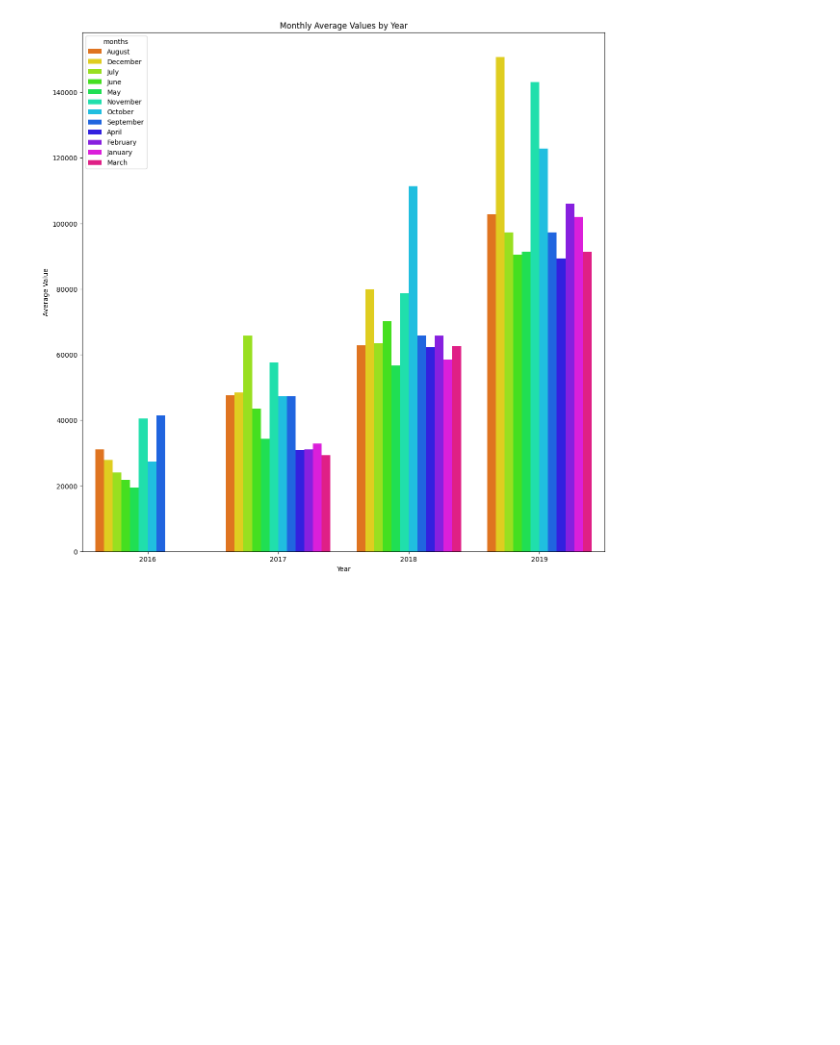
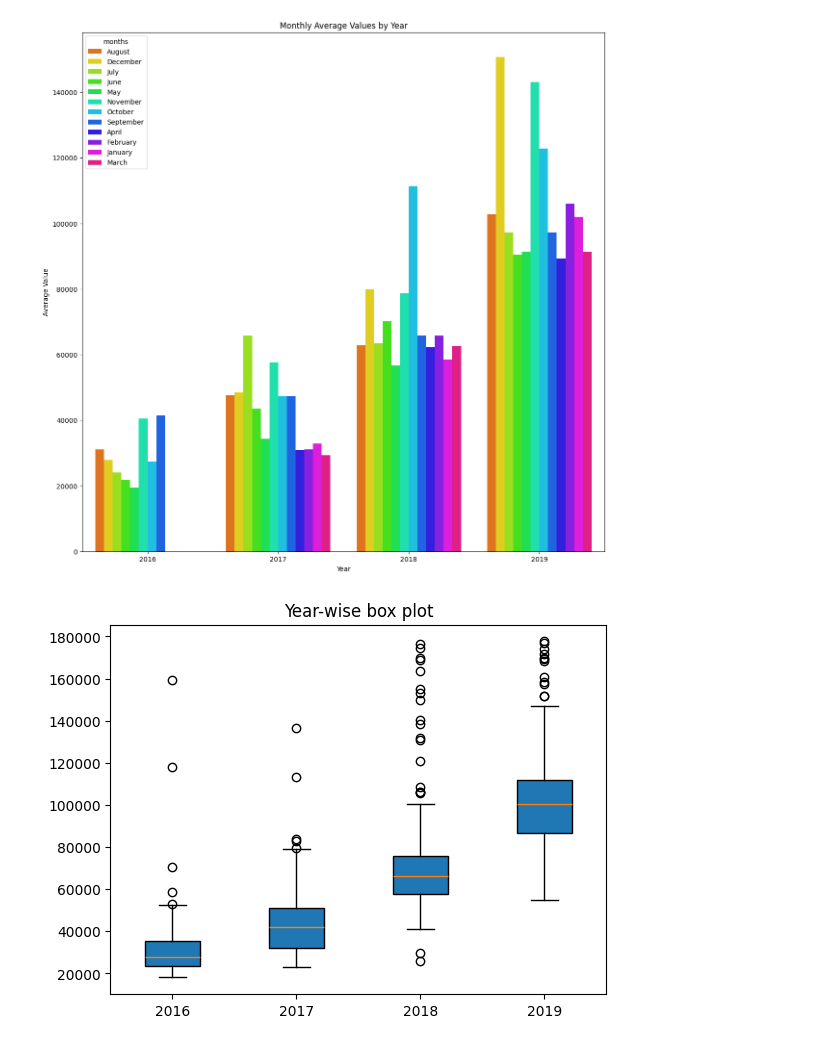
Before and after one commit to arunjith-official/page-view-visualizer, a Jupyter notebook: workbook.ipynb, the cells around one changed output. Saved outputs shown, nothing was run; the diff lists cells and outputs as text; code cells hidden in the pictures; blank space fills up the shorter version.

Commit message:
plotted the boxplot based on the year

```diff
--- a/workbook.ipynb
+++ b/workbook.ipynb
@@ -124,3 +124,16 @@ plt.ylabel('Average Value')
 # %% [output]
 Text(0, 0.5, 'Average Value')
 [figure]
+# %%
+year_grouped = [group['value'].values for _, group in df.groupby('year')]
+year_palette = sns.color_palette("hsv", 4)
+plt.boxplot(
+    year_grouped,
+    tick_labels=df["year"].unique(),
+    patch_artist=True,
+)
+
+plt.title("Year-wise box plot")
+plt.show()
+# %% [output]
+[figure, added]
```
